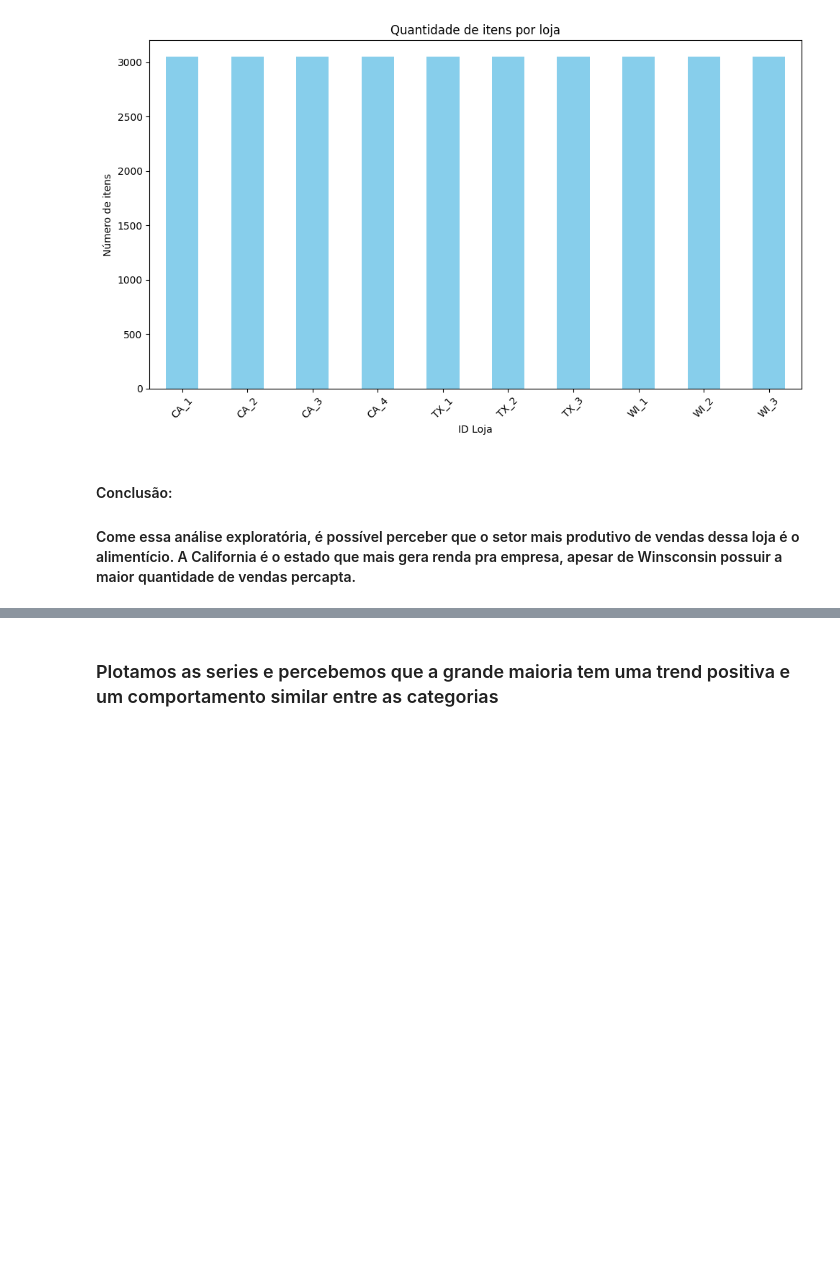
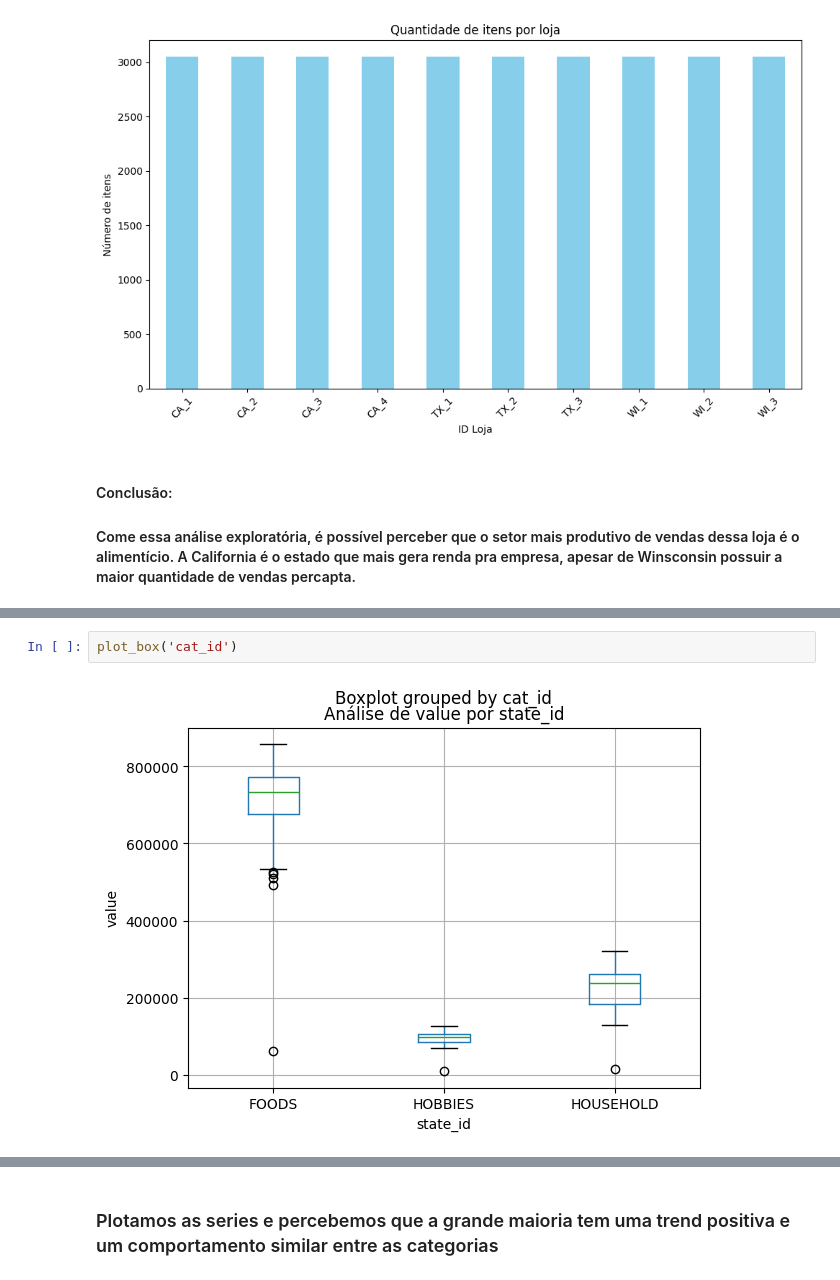
Before and after one commit to MateusVasc/Projeto-PET-Sauter, a Jupyter notebook: analise_exploratoria/analise_exploratoria.ipynb, the cells around one changed output, grey strips where cells are left out. Saved outputs shown, nothing was run; the diff lists cells and outputs as text; blank space fills up the shorter version.

```diff
--- a/analise_exploratoria/analise_exploratoria.ipynb
+++ b/analise_exploratoria/analise_exploratoria.ipynb
@@ -224,0 +257,4 @@ plt.show()
+# %%
+plot_box('cat_id')
+# %% [output]
+[figure, added]
```
Also changed, not shown: parts of 7 cells of this notebook.
